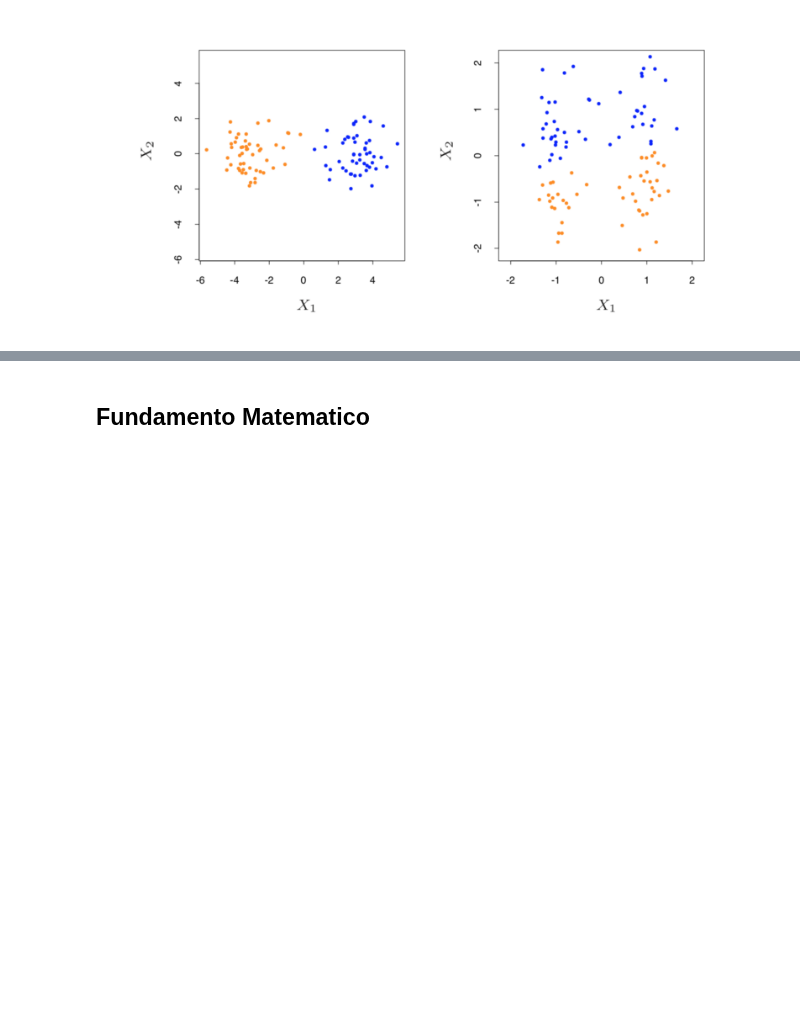
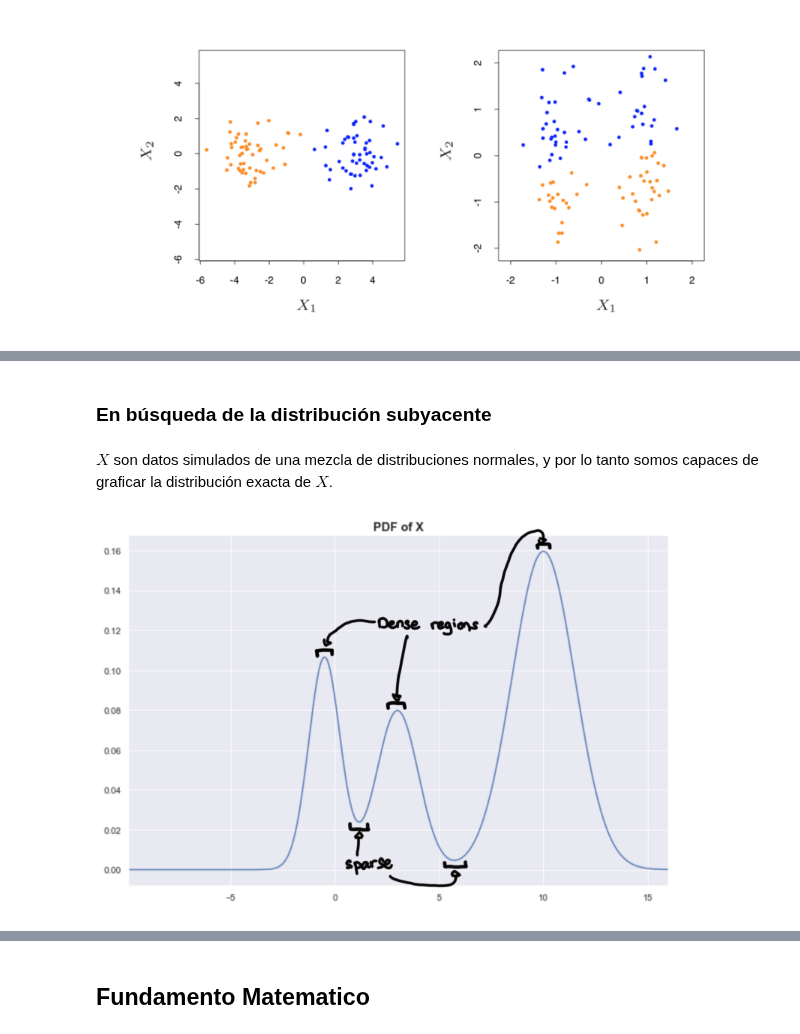
Before and after one commit to Datavaid/HDBSCAN, a Jupyter notebook: HDBSCAN.ipynb, the cells around one changed output, grey strips where cells are left out. Cells and saved outputs as stored; diff of their text form; code cells hidden in the pictures; blank space fills up the shorter version.

```diff
--- a/HDBSCAN.ipynb
+++ b/HDBSCAN.ipynb
@@ -76,0 +120,8 @@ Image(filename = "Kmean.png")
+# %% [markdown]
+### En búsqueda de la distribución subyacente
+# %% [markdown]
+$X$ son datos simulados de una mezcla de distribuciones normales, y por lo tanto somos capaces de graficar la distribución exacta de $X$.
+# %%
+Image(filename = "dise.png", width = 600, height = 400)
+# %% [output]
+[figure, added]
```
Also changed, not shown: parts of 31 cells of this notebook, 12 other files.
